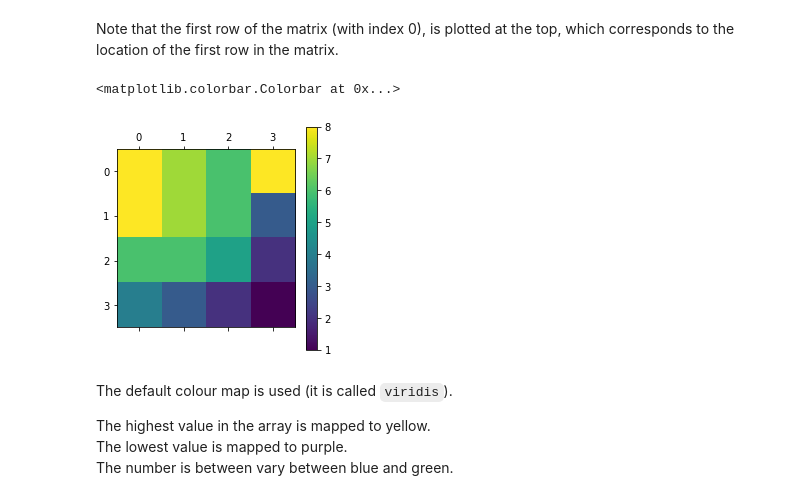
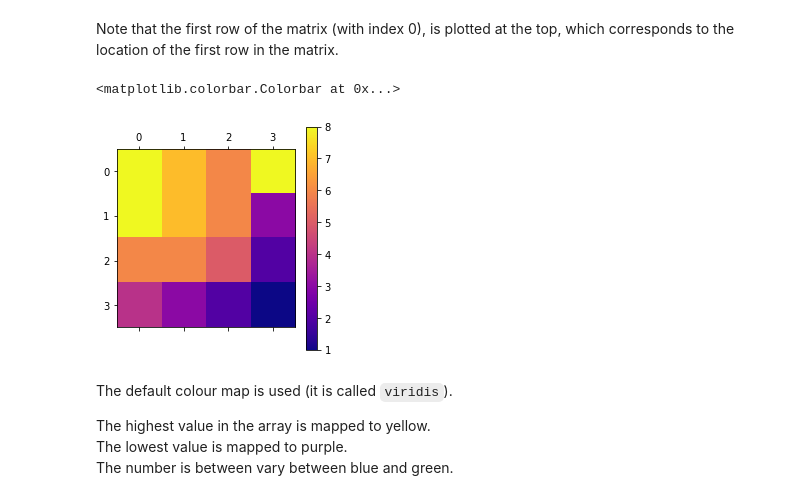
Before and after one commit to AyTanase/ILAS-, a Jupyter notebook: 8_Plotting.ipynb, the cells around one changed output. Drawn from its saved outputs; the diff is of its cells as text; code cells hidden in the pictures.

```diff
--- a/8_Plotting.ipynb
+++ b/8_Plotting.ipynb
@@ -581,14 +597,14 @@ Note that the first row of the matrix (with index 0), is plotted at the top, whi
 # %%
 x = np.array([[8, 7, 6, 8],
               [8, 7, 6, 3],
               [6, 6, 5, 2],
               [4, 3, 2, 1]])
-plt.matshow(x)
+plt.matshow(x, cmap="plasma")
 
-plt.colorbar()
+plt.colorbar(cmap="plasma")
 # %% [output]
 <matplotlib.colorbar.Colorbar at 0x...>
-[figure, old version]
+[figure, new version]
 # %% [markdown]
 The default colour map is used (it is called `viridis`).
 
```
Also changed, not shown: parts of 24 cells of this notebook, 1 other file.
